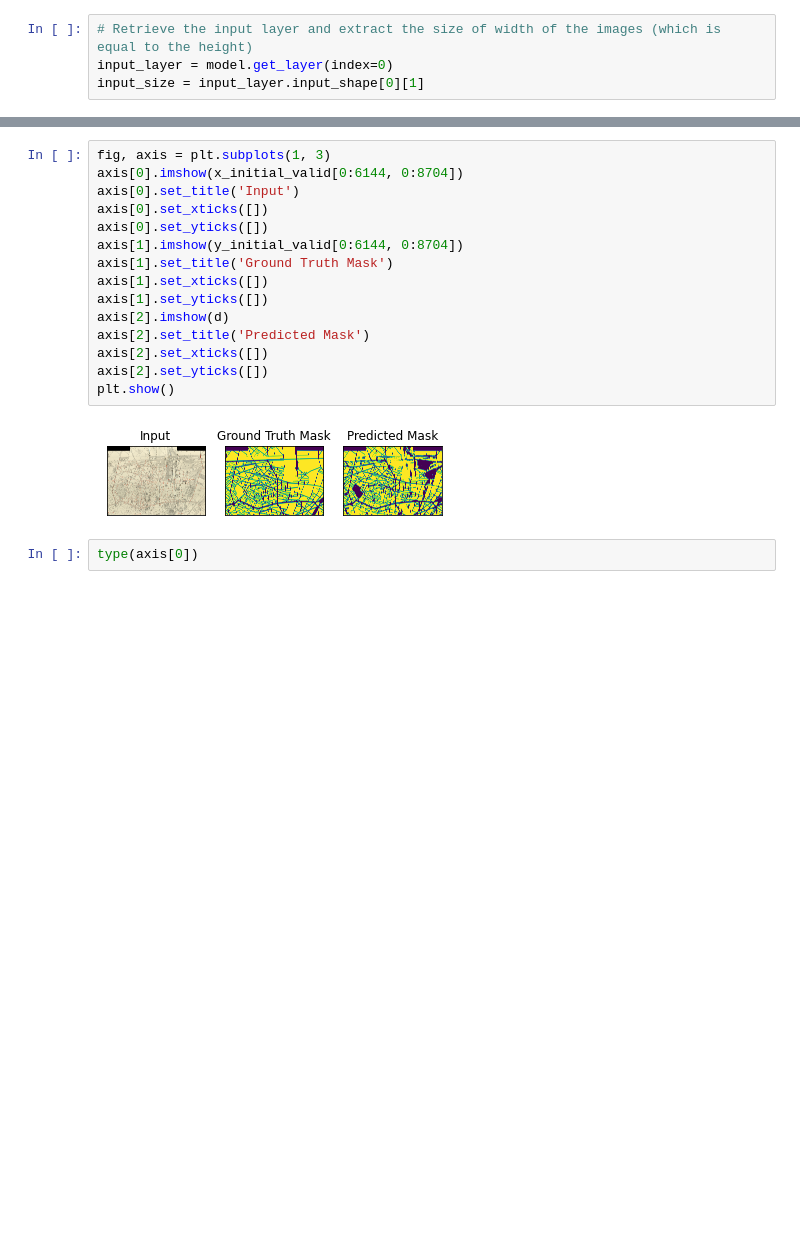
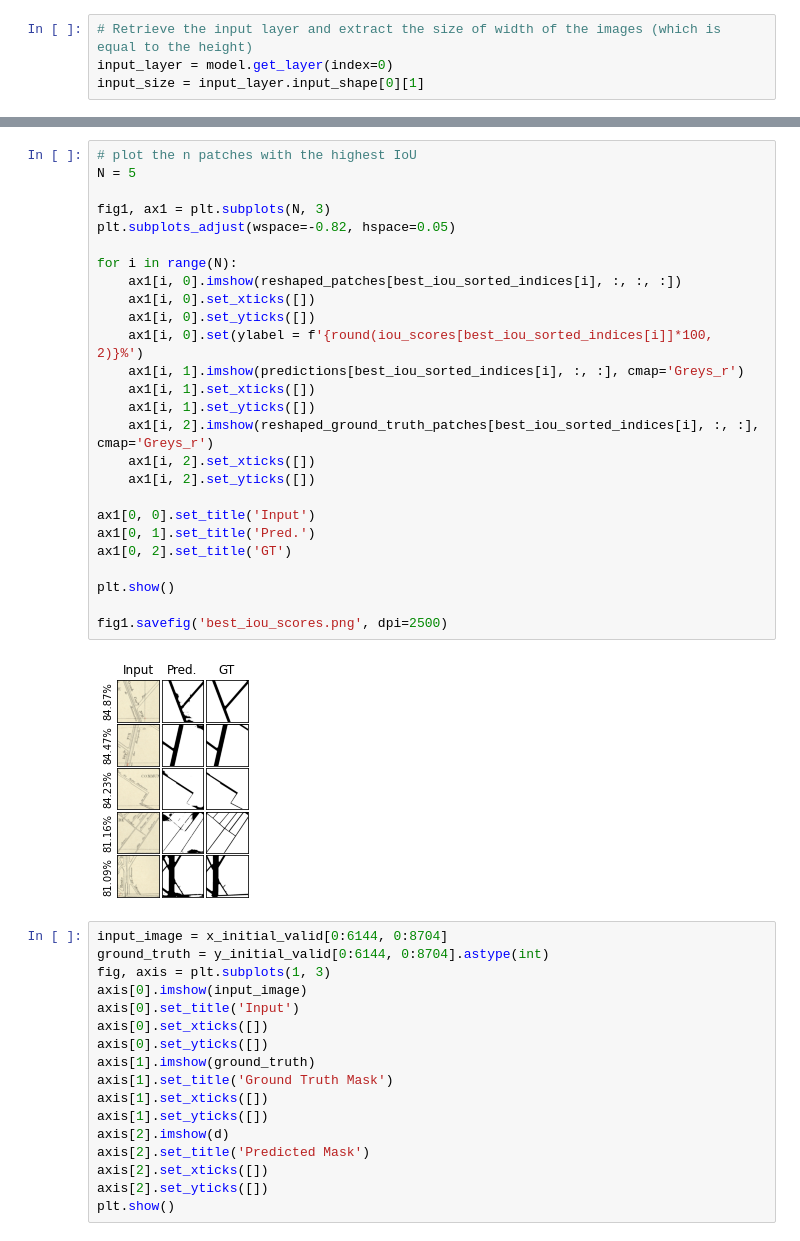
Before and after one commit to gerasimos-matidis/my_icdar, a Jupyter notebook: inference.ipynb, the cells around one changed output, grey strips where cells are left out. Saved outputs shown, nothing was run; the diff lists cells and outputs as text; blank space fills up the shorter version.

```diff
--- a/inference.ipynb
+++ b/inference.ipynb
@@ -125,10 +113,40 @@ print(pred.shape)
+# %%
+# plot the n patches with the highest IoU
+N = 5
+
+fig1, ax1 = plt.subplots(N, 3)
+plt.subplots_adjust(wspace=-0.82, hspace=0.05)
+
+for i in range(N):
+    ax1[i, 0].imshow(reshaped_patches[best_iou_sorted_indices[i], :, :, :])
+    ax1[i, 0].set_xticks([])
+    ax1[i, 0].set_yticks([])
+    ax1[i, 0].set(ylabel = f'{round(iou_scores[best_iou_sorted_indices[i]]*100, 2)}%')
+    ax1[i, 1].imshow(predictions[best_iou_sorted_indices[i], :, :], cmap='Greys_r')
+    ax1[i, 1].set_xticks([])
+    ax1[i, 1].set_yticks([])
+    ax1[i, 2].imshow(reshaped_ground_truth_patches[best_iou_sorted_indices[i], :, :], cmap='Greys_r')
+    ax1[i, 2].set_xticks([])
+    ax1[i, 2].set_yticks([])
+
+ax1[0, 0].set_title('Input')
+ax1[0, 1].set_title('Pred.')
+ax1[0, 2].set_title('GT')
+
+plt.show()
+
+fig1.savefig('best_iou_scores.png', dpi=2500)
+# %% [output]
+[figure, added]
 # %%
+input_image = x_initial_valid[0:6144, 0:8704]
+ground_truth = y_initial_valid[0:6144, 0:8704].astype(int)
 fig, axis = plt.subplots(1, 3)
-axis[0].imshow(x_initial_valid[0:6144, 0:8704])
+axis[0].imshow(input_image)
 axis[0].set_title('Input')
 axis[0].set_xticks([])
 axis[0].set_yticks([])
-axis[1].imshow(y_initial_valid[0:6144, 0:8704])
+axis[1].imshow(ground_truth)
 axis[1].set_title('Ground Truth Mask')
 axis[1].set_xticks([])
 axis[1].set_yticks([])
@@ -137,8 +155,4 @@ axis[2].set_title('Predicted Mask')
 axis[2].set_xticks([])
 axis[2].set_yticks([])
 plt.show()
-# %% [output]
-[figure, removed]
-# %%
-type(axis[0])
 # %%
```
Also changed, not shown: parts of 26 cells of this notebook, 4 other files.
